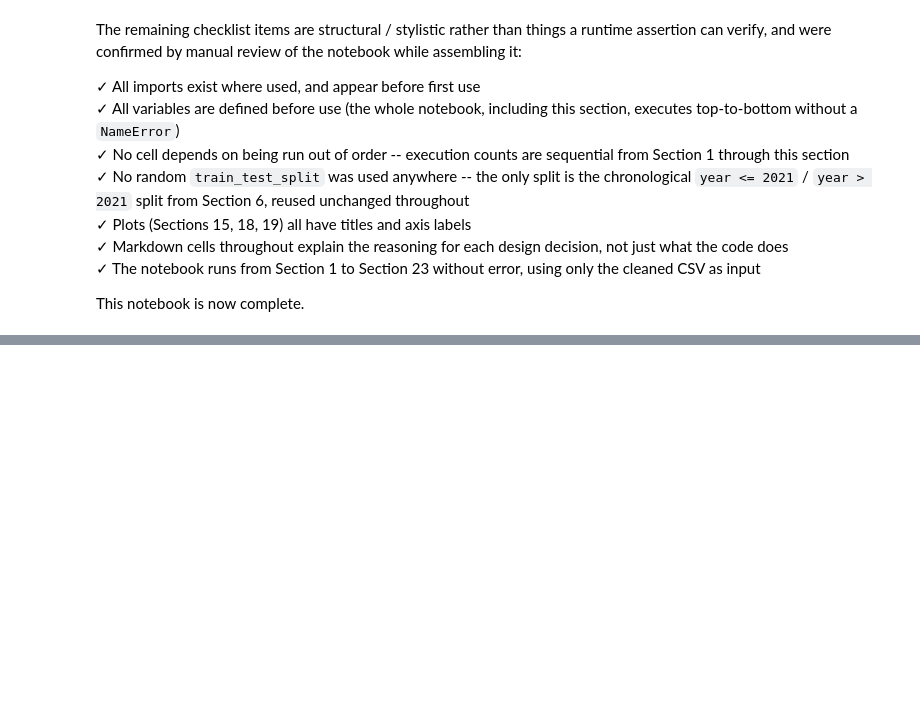
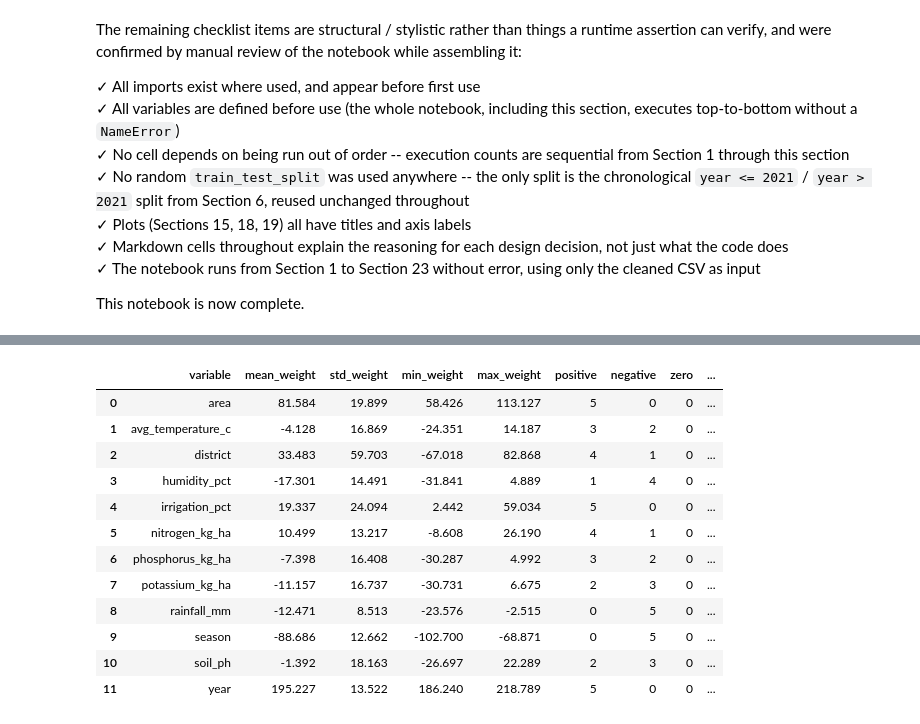
Before and after one commit to kalpana-sketch/Rice_Yield_Prediction, a Jupyter notebook: Odisha_Rice_ML_Audited_Corrected.ipynb, the cells around one changed output, grey strips where cells are left out. Cells and saved outputs as stored; diff of their text form; code cells hidden in the pictures; blank space fills up the shorter version.

```diff
--- a/Odisha_Rice_ML_Audited_Corrected.ipynb
+++ b/Odisha_Rice_ML_Audited_Corrected.ipynb
@@ -1993,0 +5642,86 @@ This notebook is now complete.
+# %%
+# ============================================================
+# PHASE 4.8.1 — FEATURE-WEIGHT STABILITY
+# ============================================================
+
+import numpy as np
+import pandas as pd
+
+stability_results = {}
+
+for row_id in case_files:
+
+    records = []
+
+    for seed in SEEDS:
+
+        weights = seed_results[row_id][seed]["weights"]
+
+        for variable, weight in weights.items():
+
+            records.append({
+                "seed": seed,
+                "variable": variable,
+                "weight": weight
+            })
+
+    weights_df = pd.DataFrame(records)
+
+    # Feature-level statistics across seeds
+    stability = (
+        weights_df.groupby("variable")["weight"]
+        .agg(
+            mean_weight="mean",
+            std_weight="std",
+            min_weight="min",
+            max_weight="max"
+        )
+        .reset_index()
+    )
+
+    # Direction consistency
+    direction = (
+        weights_df.assign(
+            sign=np.sign(weights_df["weight"])
+        )
+        .groupby("variable")["sign"]
+        .agg(
+            positive=lambda x: (x > 0).sum(),
+            negative=lambda x: (x < 0).sum(),
+            zero=lambda x: (x == 0).sum()
+        )
+        .reset_index()
+    )
+
+    stability = stability.merge(
+        direction,
+        on="variable",
+        validate="one_to_one"
+    )
+
+    stability["direction_consistency_pct"] = (
+        stability[["positive", "negative"]].max(axis=1) /
+        len(SEEDS) * 100
+    )
+
+    # Coefficient of variation:
+    # Only calculate when mean magnitude is not close to zero.
+    stability["CV_pct"] = np.where(
+        stability["mean_weight"].abs() > 1e-8,
+        stability["std_weight"] /
+        stability["mean_weight"].abs() * 100,
+        np.nan
+    )
+
+    stability_results[row_id] = stability.sort_values(
+        "std_weight", ascending=False
+    ).reset_index(drop=True)
+
+    print("\n" + "=" * 80)
+    print(f"ROW {row_id} — FEATURE-WEIGHT STABILITY")
+    print("=" * 80)
+
+    display(stability.round(3))
+
+print("\nPHASE 4.8.1 CELL COMPLETE.")
+# %% [output]
@@ -1993,0 +5731,13 @@ This notebook is now complete.
+|  | variable | mean_weight | std_weight | min_weight | max_weight | positive | negative | zero | ... |
+| 0 | area | 81.584 | 19.899 | 58.426 | 113.127 | 5 | 0 | 0 | ... |
+| 1 | avg_temperature_c | -4.128 | 16.869 | -24.351 | 14.187 | 3 | 2 | 0 | ... |
+| 2 | district | 33.483 | 59.703 | -67.018 | 82.868 | 4 | 1 | 0 | ... |
+| 3 | humidity_pct | -17.301 | 14.491 | -31.841 | 4.889 | 1 | 4 | 0 | ... |
+| 4 | irrigation_pct | 19.337 | 24.094 | 2.442 | 59.034 | 5 | 0 | 0 | ... |
+| 5 | nitrogen_kg_ha | 10.499 | 13.217 | -8.608 | 26.190 | 4 | 1 | 0 | ... |
+| 6 | phosphorus_kg_ha | -7.398 | 16.408 | -30.287 | 4.992 | 3 | 2 | 0 | ... |
+| 7 | potassium_kg_ha | -11.157 | 16.737 | -30.731 | 6.675 | 2 | 3 | 0 | ... |
+| 8 | rainfall_mm | -12.471 | 8.513 | -23.576 | -2.515 | 0 | 5 | 0 | ... |
+| 9 | season | -88.686 | 12.662 | -102.700 | -68.871 | 0 | 5 | 0 | ... |
+| 10 | soil_ph | -1.392 | 18.163 | -26.697 | 22.289 | 2 | 3 | 0 | ... |
+| 11 | year | 195.227 | 13.522 | 186.240 | 218.789 | 5 | 0 | 0 | ... |
```
Also changed, not shown: parts of 69 cells of this notebook, 58 other files.
